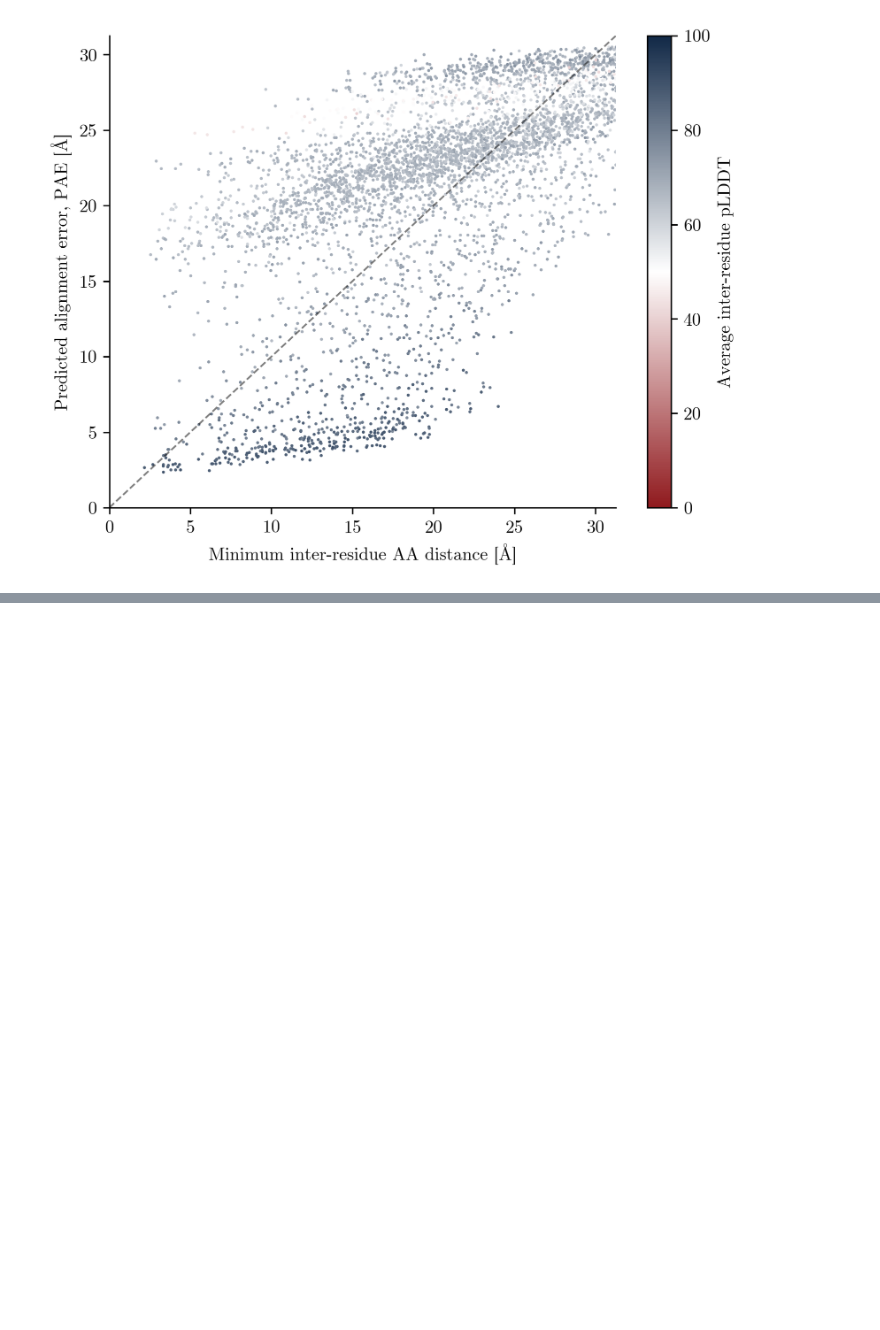
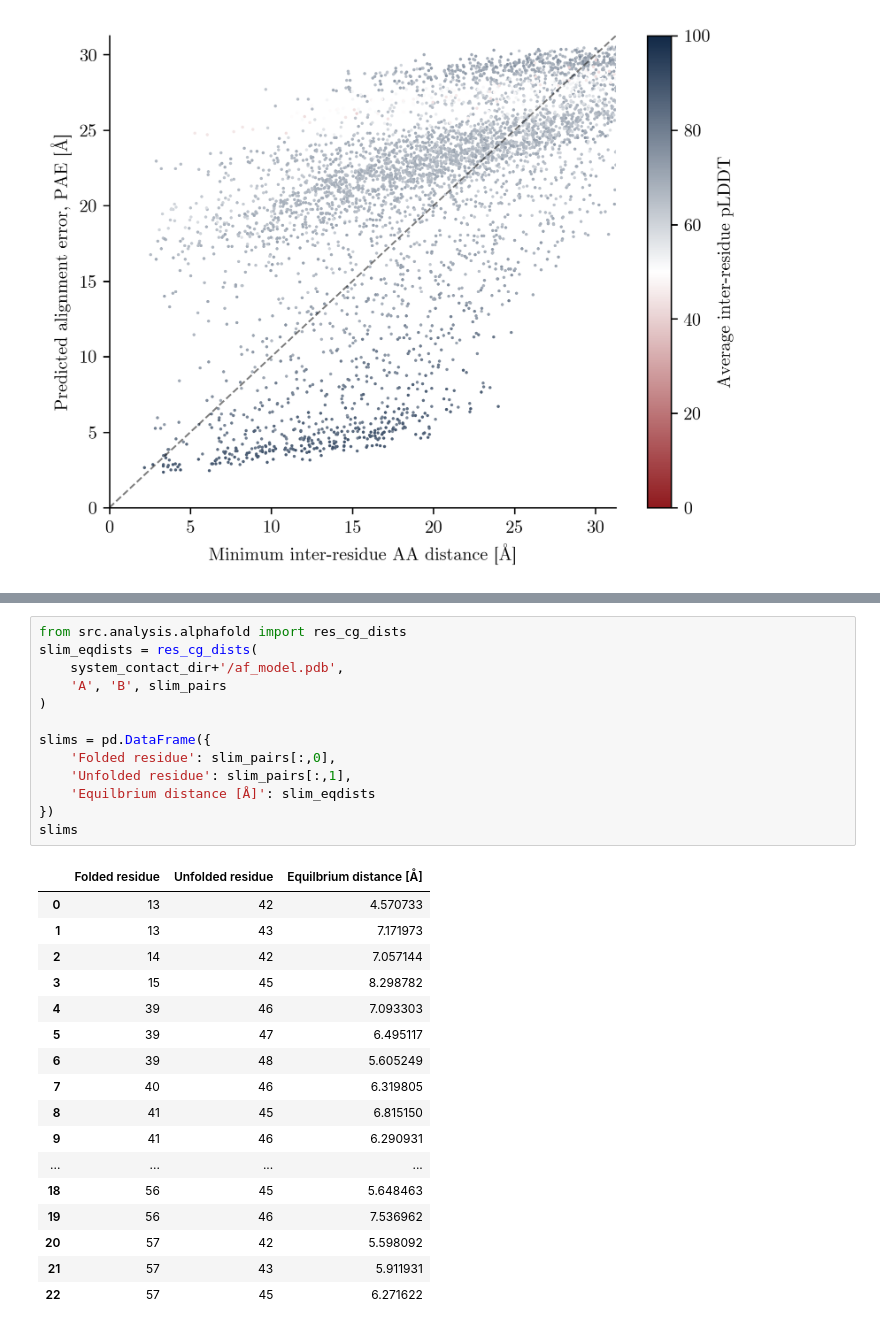
Before and after one commit to frederikespersen/calvados-slim, a Jupyter notebook: notebooks/contact.ipynb, the cells around one changed output, grey strips where cells are left out. Cells and saved outputs as stored; diff of their text form; blank space fills up the shorter version.

Commit message:
Analysis utils

```diff
--- a/notebooks/contact.ipynb
+++ b/notebooks/contact.ipynb
@@ -155,0 +153,31 @@ venny4py(sets=sets)
+# %%
+from src.analysis.alphafold import res_cg_dists
+slim_eqdists = res_cg_dists(
+    system_contact_dir+'/af_model.pdb',
+    'A', 'B', slim_pairs
+)
+
+slims = pd.DataFrame({
+    'Folded residue': slim_pairs[:,0],
+    'Unfolded residue': slim_pairs[:,1],
+    'Equilbrium distance [Å]': slim_eqdists
+})
+slims
+# %% [output]
+|  | Folded residue | Unfolded residue | Equilbrium distance [Å] |
+| 0 | 13 | 42 | 4.570733 |
+| 1 | 13 | 43 | 7.171973 |
+| 2 | 14 | 42 | 7.057144 |
+| 3 | 15 | 45 | 8.298782 |
+| 4 | 39 | 46 | 7.093303 |
+| 5 | 39 | 47 | 6.495117 |
+| 6 | 39 | 48 | 5.605249 |
+| 7 | 40 | 46 | 6.319805 |
+| 8 | 41 | 45 | 6.815150 |
+| 9 | 41 | 46 | 6.290931 |
+| ... | ... | ... | ... |
+| 18 | 56 | 45 | 5.648463 |
+| 19 | 56 | 46 | 7.536962 |
+| 20 | 57 | 42 | 5.598092 |
+| 21 | 57 | 43 | 5.911931 |
+| 22 | 57 | 45 | 6.271622 |
```
Also changed, not shown: parts of 7 cells of this notebook, 7 other files.
